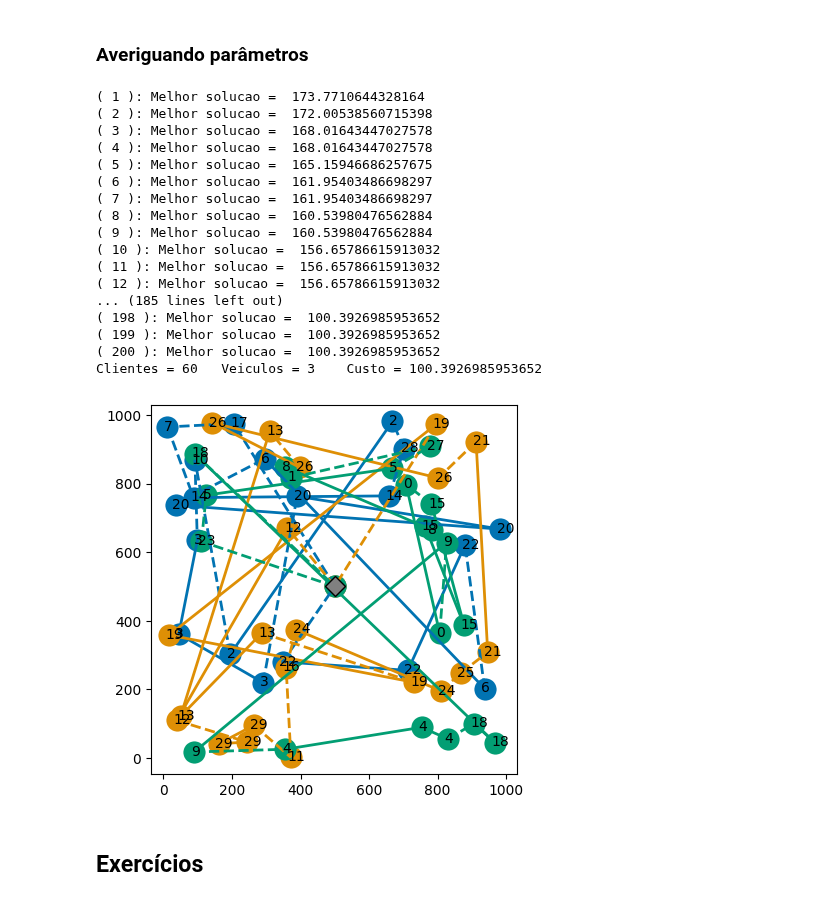
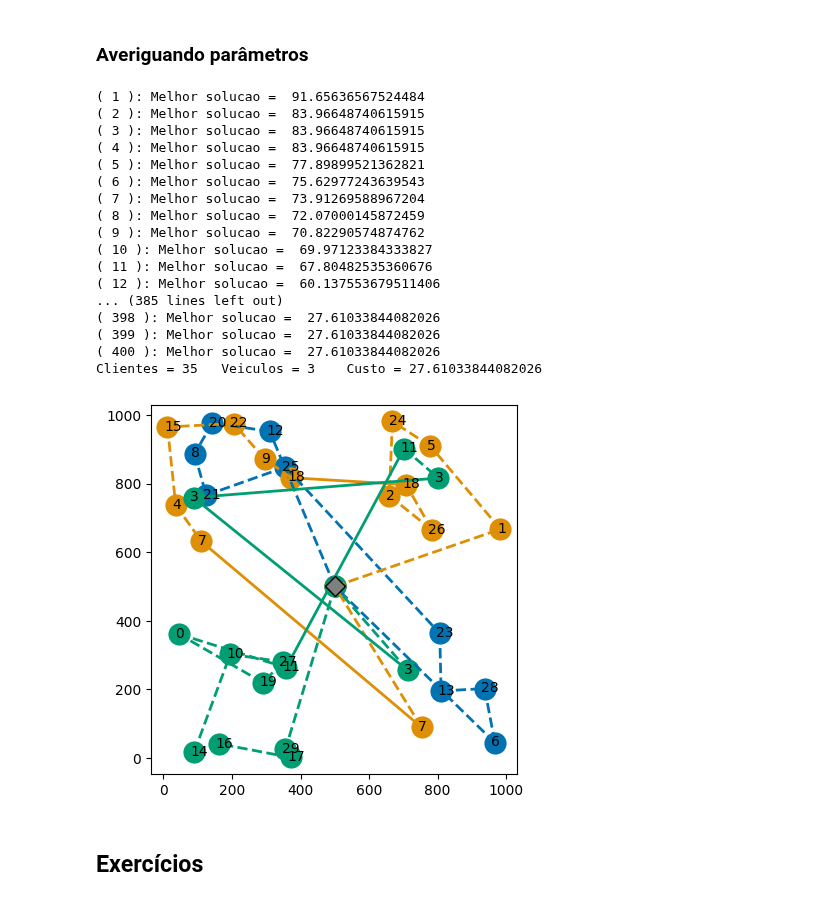
Before and after one commit to cdiegor/Metaheuristicas, a Jupyter notebook: PEV.ipynb, the cells around one changed output. Drawn from its saved outputs; the diff is of its cells as text; code cells hidden in the pictures.

```diff
--- a/PEV.ipynb
+++ b/PEV.ipynb
@@ -452,36 +452,36 @@ def genetico(pev: PEV, tamanho_populacao: int, elite: float,
 # %% [markdown]
 ### Averiguando parâmetros
 # %%
-pontos = 60
+pontos = 35
 veiculos = 3
 tarefas = 30
 
 exemplo = gerar_pev(pontos, veiculos, tarefas)
 
 solucao = genetico(exemplo,
                    tamanho_populacao=50, elite=0.2, vies=0.5,
-                   taxa_mutacao=0.3, rodadas=3, max_iter=200)
+                   taxa_mutacao=0.3, rodadas=3, max_iter=400)
 
 plot_pev(solucao)
 # %% [output]
-( 1 ): Melhor solucao =  173.7710644328164
-( 2 ): Melhor solucao =  172.00538560715398
-( 3 ): Melhor solucao =  168.01643447027578
-( 4 ): Melhor solucao =  168.01643447027578
-( 5 ): Melhor solucao =  165.15946686257675
-( 6 ): Melhor solucao =  161.95403486698297
-( 7 ): Melhor solucao =  161.95403486698297
-( 8 ): Melhor solucao =  160.53980476562884
-( 9 ): Melhor solucao =  160.53980476562884
-( 10 ): Melhor solucao =  156.65786615913032
-( 11 ): Melhor solucao =  156.65786615913032
-( 12 ): Melhor solucao =  156.65786615913032
-... (185 lines left out)
-( 198 ): Melhor solucao =  100.3926985953652
-( 199 ): Melhor solucao =  100.3926985953652
-( 200 ): Melhor solucao =  100.3926985953652
-Clientes = 60   Veiculos = 3    Custo = 100.3926985953652
+( 1 ): Melhor solucao =  91.65636567524484
+( 2 ): Melhor solucao =  83.96648740615915
+( 3 ): Melhor solucao =  83.96648740615915
+( 4 ): Melhor solucao =  83.96648740615915
+( 5 ): Melhor solucao =  77.89899521362821
+( 6 ): Melhor solucao =  75.62977243639543
+( 7 ): Melhor solucao =  73.91269588967204
+( 8 ): Melhor solucao =  72.07000145872459
+( 9 ): Melhor solucao =  70.82290574874762
+( 10 ): Melhor solucao =  69.97123384333827
+( 11 ): Melhor solucao =  67.80482535360676
+( 12 ): Melhor solucao =  60.137553679511406
+... (385 lines left out)
+( 398 ): Melhor solucao =  27.61033844082026
+( 399 ): Melhor solucao =  27.61033844082026
+( 400 ): Melhor solucao =  27.61033844082026
+Clientes = 35   Veiculos = 3    Custo = 27.61033844082026
-[figure, old version]
+[figure, new version]
 # %% [markdown]
 ## Exercícios
 # %% [markdown]
```
